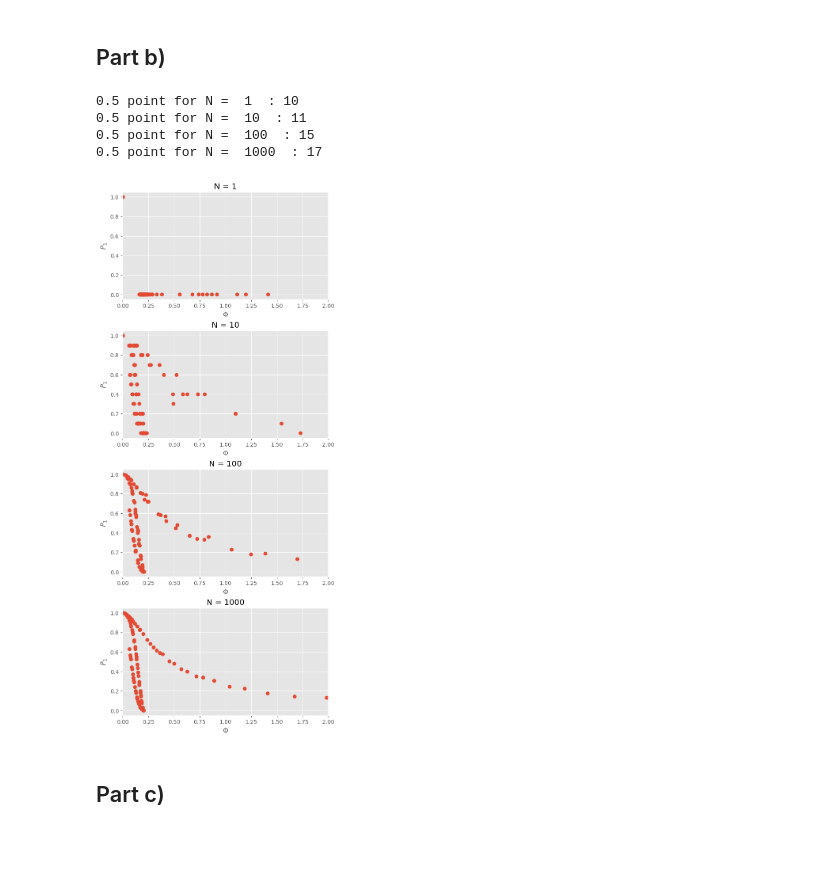
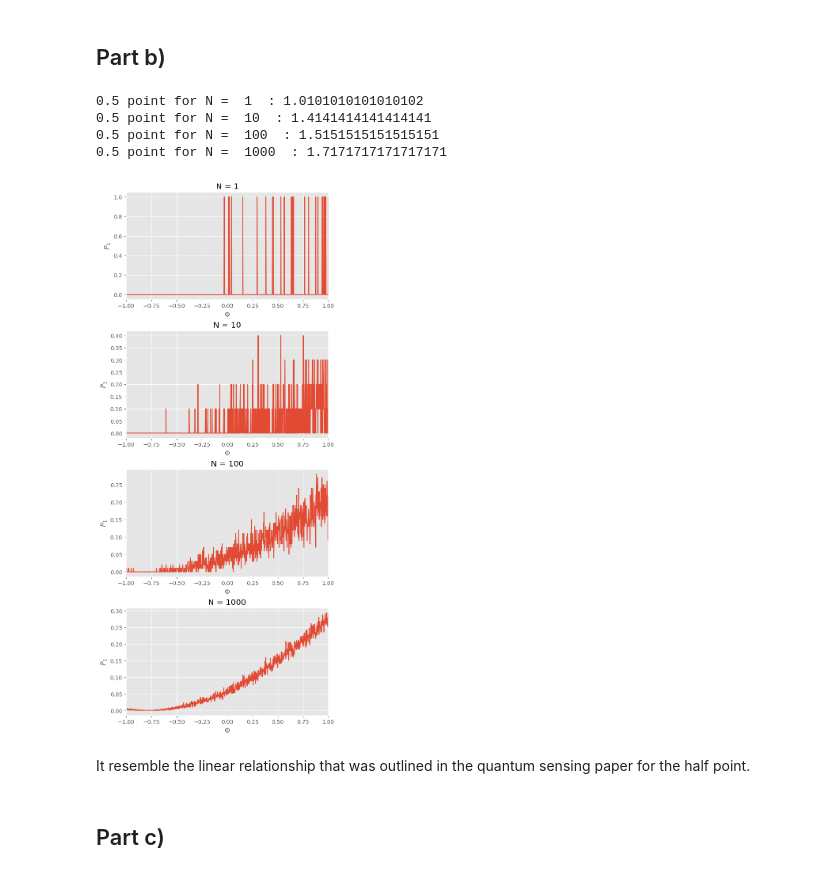
Before and after one commit to liuqiyucn/hw7, a Jupyter notebook: hw7.ipynb, the cells around one changed output. Cells and saved outputs as stored; diff of their text form; code cells hidden in the pictures; blank space fills up the shorter version.

```diff
--- a/hw7.ipynb
+++ b/hw7.ipynb
@@ -89,11 +91,19 @@ def calculate_p1(tw, omega=2*np.pi, delta=np.pi/4):
     P1 = 1 - (omega**2 / omega_prime**4) * ((omega_prime * np.cos(delta * tw / 2) * np.sin(omega_prime * tp)) - 2 * delta * np.sin(delta * tw / 2) * np.sin(omega_prime * tp / 2)**2)**2
     return P1
 
-def P1_trail(tw, N):
-    P1 = calculate_p1(tw)
+def P1_trail(tw, N, delta = np.pi/4):
+    P1 = calculate_p1(tw, delta = delta)
     P1_measured = []
     for i in range(P1.size):
         trials = np.random.binomial(1, P1[i], N)
+        P1_measured.append(np.sum(trials)/N)
+    return np.array(P1_measured)
+
+def P1_trail_s(tw, N, delta = np.pi/4):
+    P1 = calculate_p1(tw, delta = delta)
+    P1_measured = []
+    for i in range(P1.size):
+        trials = np.random.binomial(1, P1, N)
         P1_measured.append(np.sum(trials)/N)
     return np.array(P1_measured)
 
@@ -125,43 +135,61 @@ def find_closest_index(arr, threshold, start_idx=0, end_idx=None):
     int: Index of the closest element to the threshold value.
     """
     if end_idx is None:
         end_idx = len(arr)
 
     # Slice the array to specified index range
     sub_arr = arr[start_idx:end_idx]
 
     # Find index of closest element to the threshold value
     idx_closest = np.abs(sub_arr - threshold).argmin()
 
     # Adjust index to the original array
     idx_closest += start_idx
 
     return idx_closest
 
 fig, ax = plt.subplots(nrows=4, ncols=1, figsize=(6, 14), constrained_layout=True)
 gamma = 1
 N = [1, 10, 100, 1000]
 P1_N100 = 0
+t_half = []
 
 for i in range(4):
     measured_P1 = P1_trail(tw, N[i])
     if N[i] == 100:
         P1_N100 = measured_P1
     half_point = find_closest_index(measured_P1, 0.5, 10, 30)
-    print('0.5 point for N = ', str(N[i]) , ' :',half_point)
-    measured_phi = np.arccos(np.sqrt(measured_P1))*2
-    measured_flux = measured_phi/2/gamma/tw
-    ax[i].plot(measured_flux, measured_P1, 'o')
+    print('0.5 point for N = ', str(N[i]) , ' :', tw[half_point])
+    t_half.append(half_point)
+    # measured_phi = np.arccos(np.sqrt(measured_P1))*2
+    # measured_flux = measured_phi/2/gamma/tw
+    # ax[i].plot(measured_flux, measured_P1, 'o')
+    # ax[i].set_xlabel(r'$\Phi$')
+    # ax[i].set_ylabel(r'$P_1$')
+    # ax[i].set_title('N = ' + str(N[i]))
+    # ax[i].set_xlim(-1,1)
+
+all_phi = np.linspace(-1, 1, 1000)
+N_100 = []
+
+for i in range(4):
+    P1_list = []
+    for j in range(all_phi.size):
+        P1_list.append(P1_trail_s(tw[i], N[i], delta = np.pi/4+all_phi[j]))
+        if N[i] == 100:
+            N_100.append(P1_trail_s(tw[i], N[i], delta = np.pi/4+all_phi[j]))
+    ax[i].plot(all_phi, P1_list)
     ax[i].set_xlabel(r'$\Phi$')
     ax[i].set_ylabel(r'$P_1$')
     ax[i].set_title('N = ' + str(N[i]))
-    ax[i].set_xlim(0,2)
-plt.show()
+    ax[i].set_xlim(-1,1)
 # %% [output]
-0.5 point for N =  1  : 10
-0.5 point for N =  10  : 11
-0.5 point for N =  100  : 15
-0.5 point for N =  1000  : 17
+0.5 point for N =  1  : 1.0101010101010102
+0.5 point for N =  10  : 1.4141414141414141
+0.5 point for N =  100  : 1.5151515151515151
+0.5 point for N =  1000  : 1.7171717171717171
-[figure, old version]
+[figure, new version]
+# %% [markdown]
+It resemble the linear relationship that was outlined in the quantum sensing paper for the half point.
 # %% [markdown]
 ## Part c)
```
Also changed, not shown: parts of 5 cells of this notebook.
